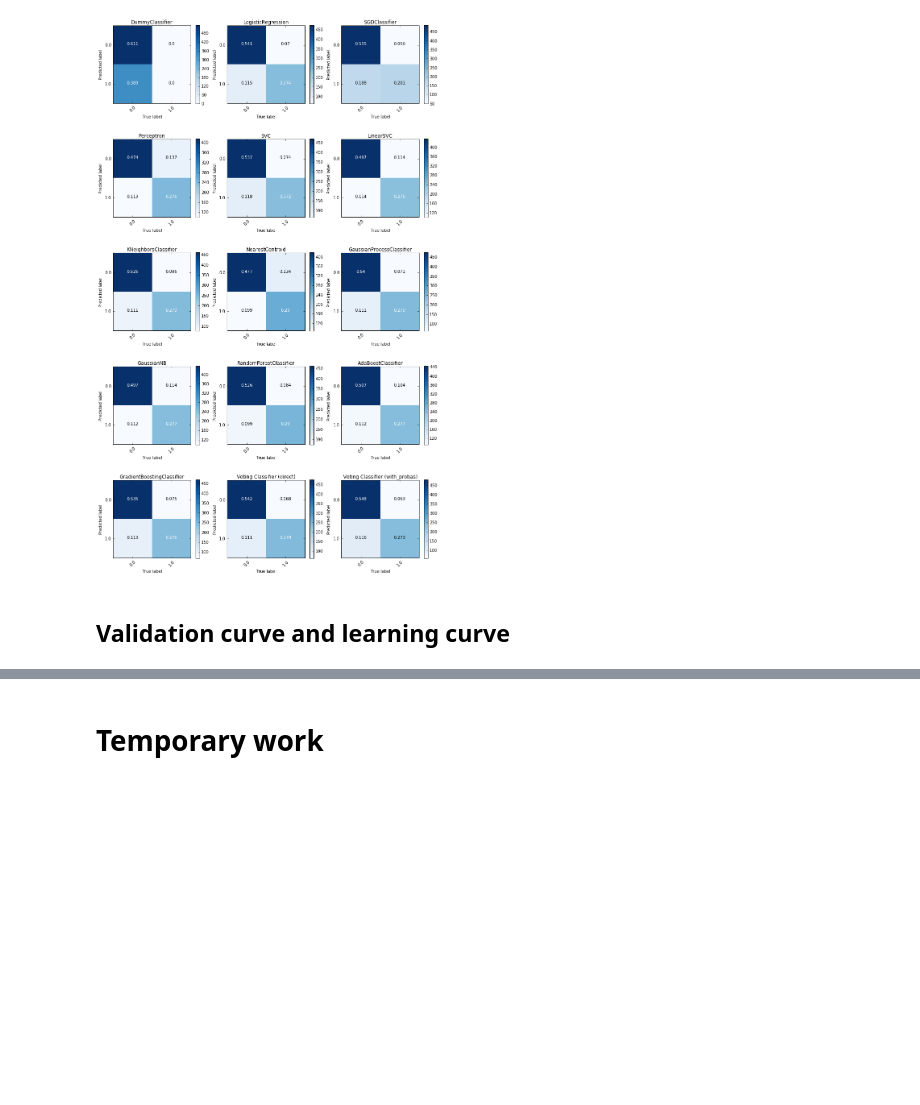
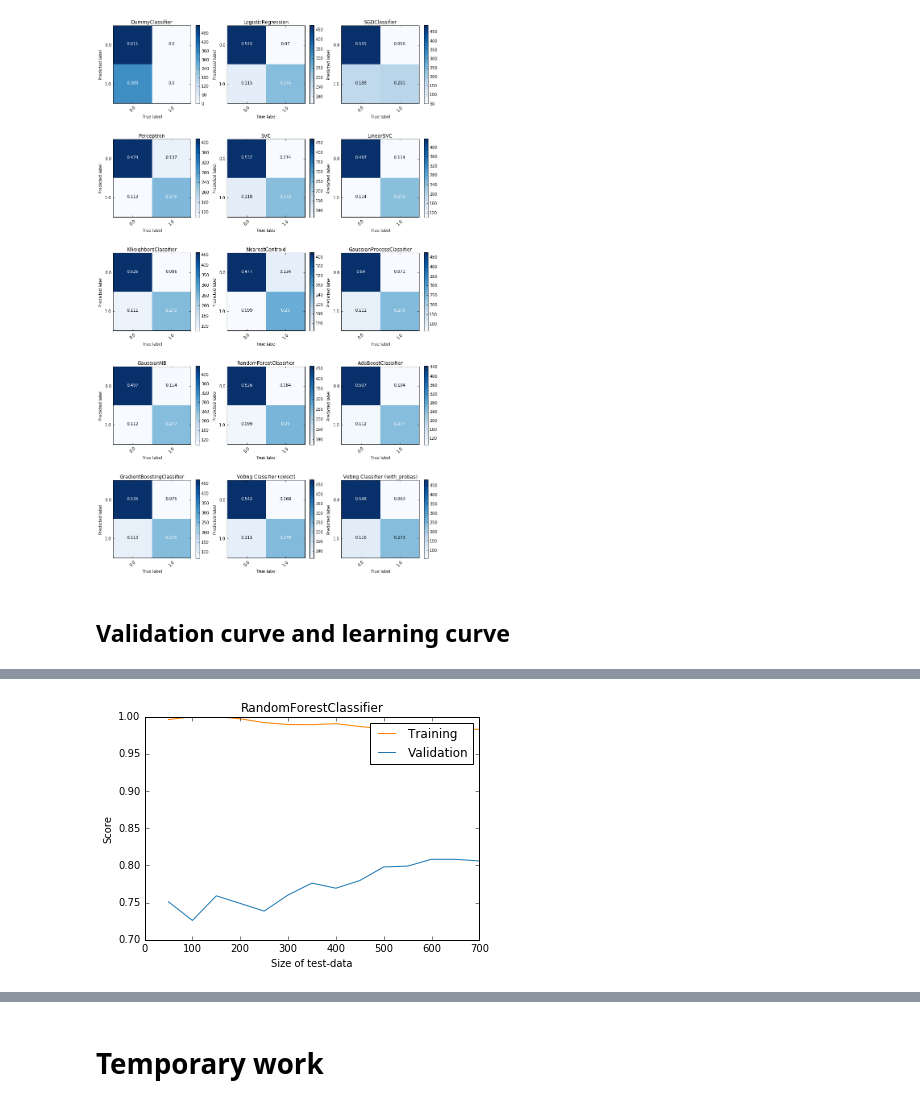
Before and after one commit to dangall/FullDataAnalysisPipeline, a Jupyter notebook: Predictions.ipynb, the cells around one changed output, grey strips where cells are left out. Drawn from its saved outputs; the diff is of its cells as text; code cells hidden in the pictures; blank space fills up the shorter version.

```diff
--- a/Predictions.ipynb
+++ b/Predictions.ipynb
@@ -1878,0 +1905,33 @@ plt.plot(train_sizes, [np.mean(el) for el in valid_scores])
+# %%
+#================================================================================================
+# FROM HERE ON IT'S AUTOMATIC
+
+def plotLearningCurve(allXypairs, modeltotest, train_sizes, iterations):
+    themodel = modeltotest[0]
+    X,y = allXypairs[modeltotest[-1]]
+    traintestscores = [learning_curve(themodel, X, y.ravel(), train_sizes=train_sizes, cv=crossvalidator)
+                       for jj in range(iterations)]
+    meantrainscore = [np.mean(el) for el in np.transpose([[np.mean(el) for el in trainsc]
+                                                          for train_sizes, trainsc,testsc in traintestscores])]
+    meantestscore = [np.mean(el) for el in np.transpose([[np.mean(el) for el in testsc]
+                                                         for train_sizes,trainsc,testsc in traintestscores])]
+    plt.plot(train_sizes, meantrainscore, label='Training', color=darkBrewerColors()[3])
+    plt.plot(train_sizes, meantestscore, label='Validation', color=darkBrewerColors()[0])
+    plt.legend()
+    plt.title(getModelName(themodel.steps[-1][1]))
+    plt.xlabel("Size of test-data")
+    plt.ylabel("Score")
+# %%
+#================================================================================================
+# USER INPUT!
+
+modeltotest = bestmodels[10]
+train_sizes = np.arange(50,np.round(0.8*len(X)), 50).astype(int)
+iterations = 1
+
+#================================================================================================
+# FROM HERE ON IT'S AUTOMATIC
+
+plotLearningCurve(allXypairs, modeltotest, train_sizes, iterations)
+# %% [output]
+[figure, added]
```
Also changed, not shown: parts of 15 cells of this notebook.
